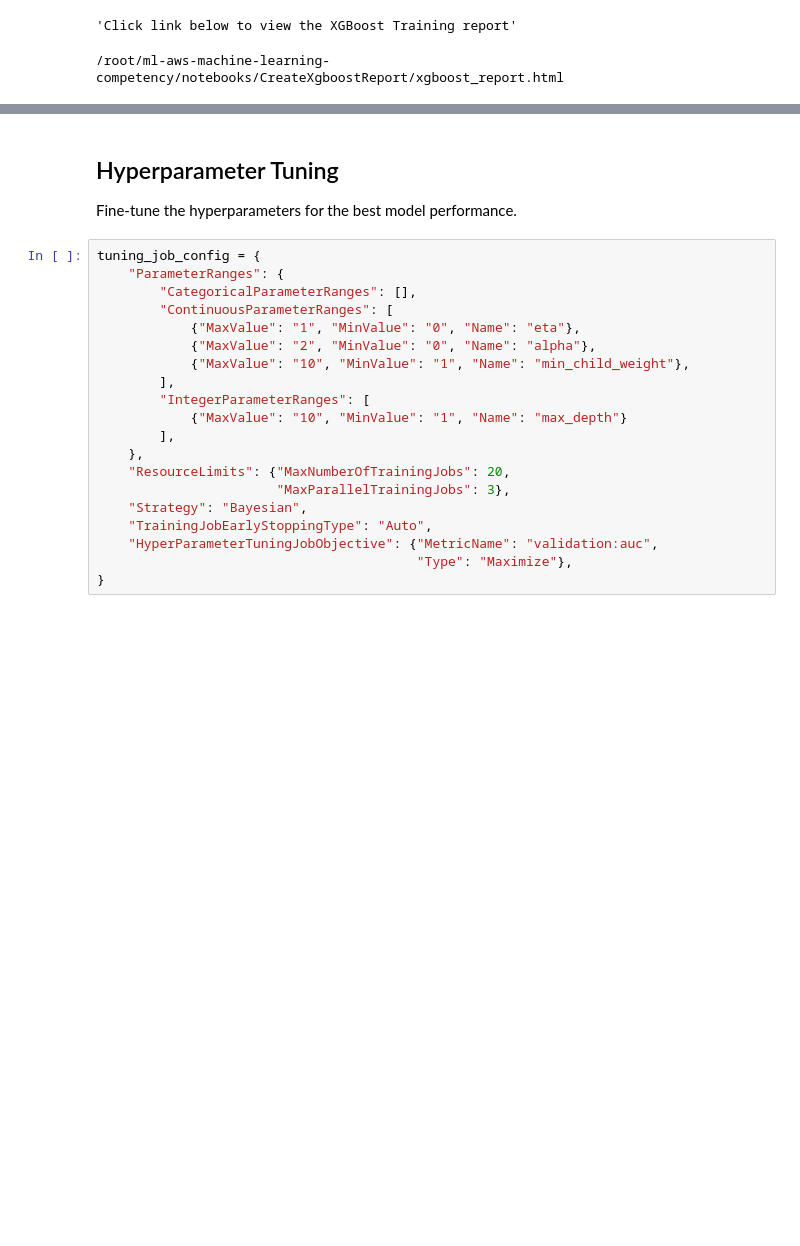
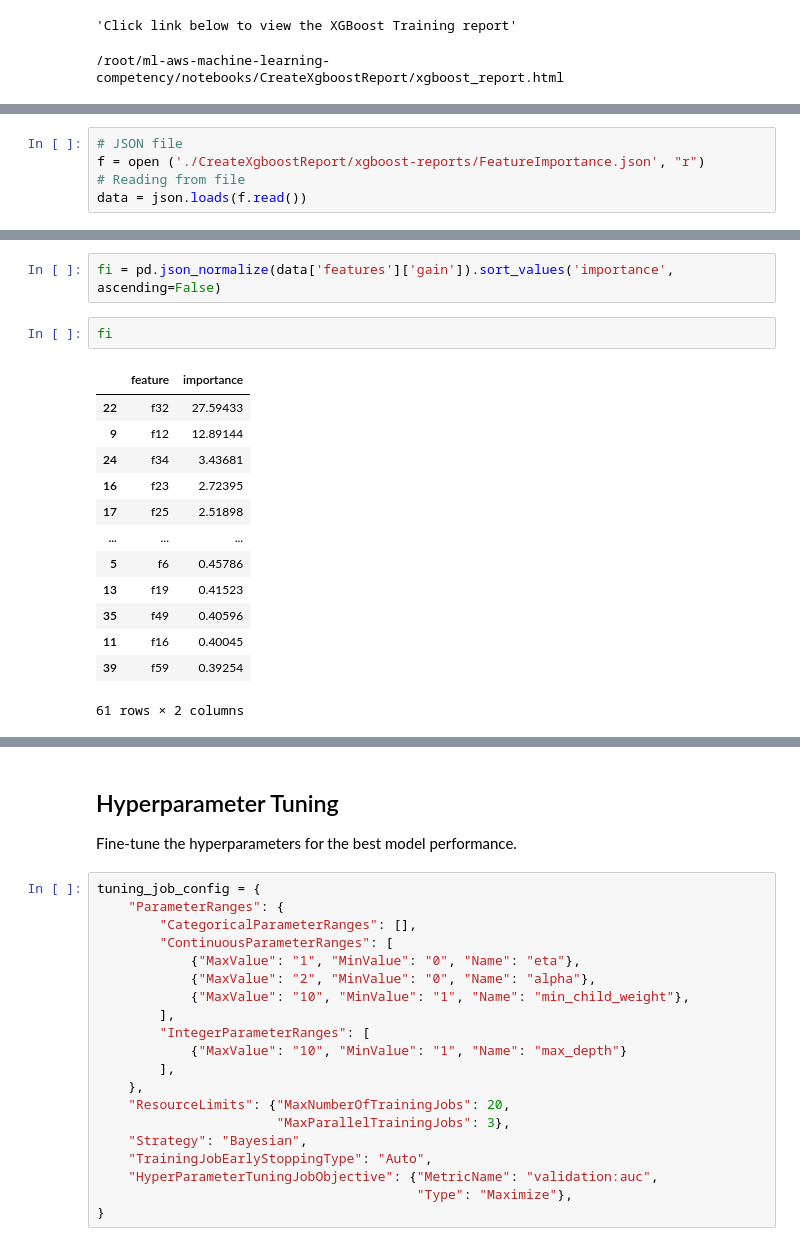
Before and after one commit to Strata-Analytics/ml-aws-machine-learning-competency, a Jupyter notebook: notebooks/EXCE001_telco_churn_notebook_use_case.ipynb, the cells around one changed output, grey strips where cells are left out. Saved outputs shown, nothing was run; the diff lists cells and outputs as text; blank space fills up the shorter version.

```diff
--- a/notebooks/EXCE001_telco_churn_notebook_use_case.ipynb
+++ b/notebooks/EXCE001_telco_churn_notebook_use_case.ipynb
@@ -1752,0 +1785,5 @@ display("Click link below to view the XGBoost Training report", FileLink("Create
+# %%
+# JSON file
+f = open ('./CreateXgboostReport/xgboost-reports/FeatureImportance.json', "r")
+# Reading from file
+data = json.loads(f.read())
@@ -1752,0 +1810,18 @@ display("Click link below to view the XGBoost Training report", FileLink("Create
+# %%
+fi = pd.json_normalize(data['features']['gain']).sort_values('importance', ascending=False)
+# %%
+fi
+# %% [output]
+|  | feature | importance |
+| 22 | f32 | 27.59433 |
+| 9 | f12 | 12.89144 |
+| 24 | f34 | 3.43681 |
+| 16 | f23 | 2.72395 |
+| 17 | f25 | 2.51898 |
+| ... | ... | ... |
+| 5 | f6 | 0.45786 |
+| 13 | f19 | 0.41523 |
+| 35 | f49 | 0.40596 |
+| 11 | f16 | 0.40045 |
+| 39 | f59 | 0.39254 |
+61 rows × 2 columns
```
Also changed, not shown: parts of 20 cells of this notebook, 1 other file.
